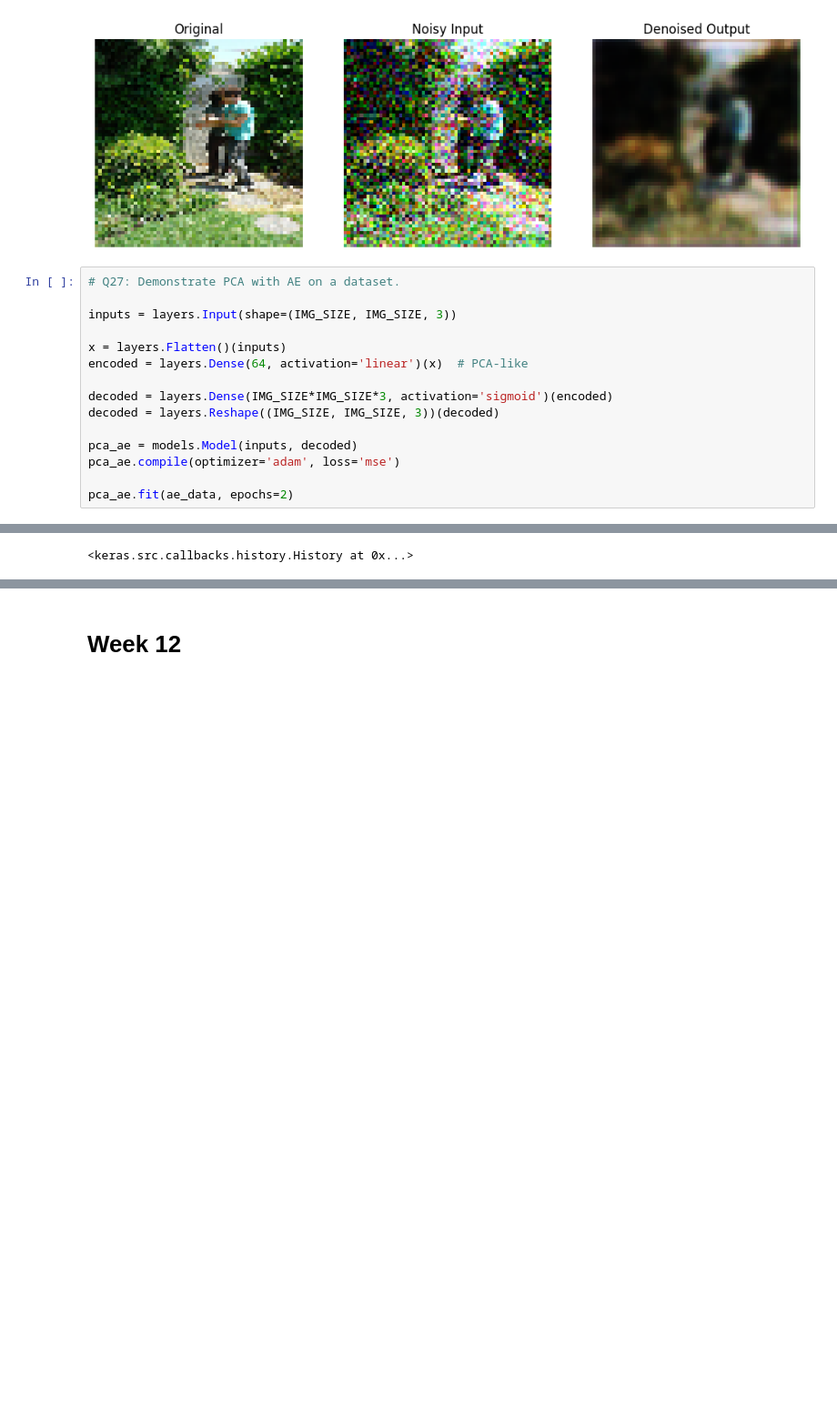
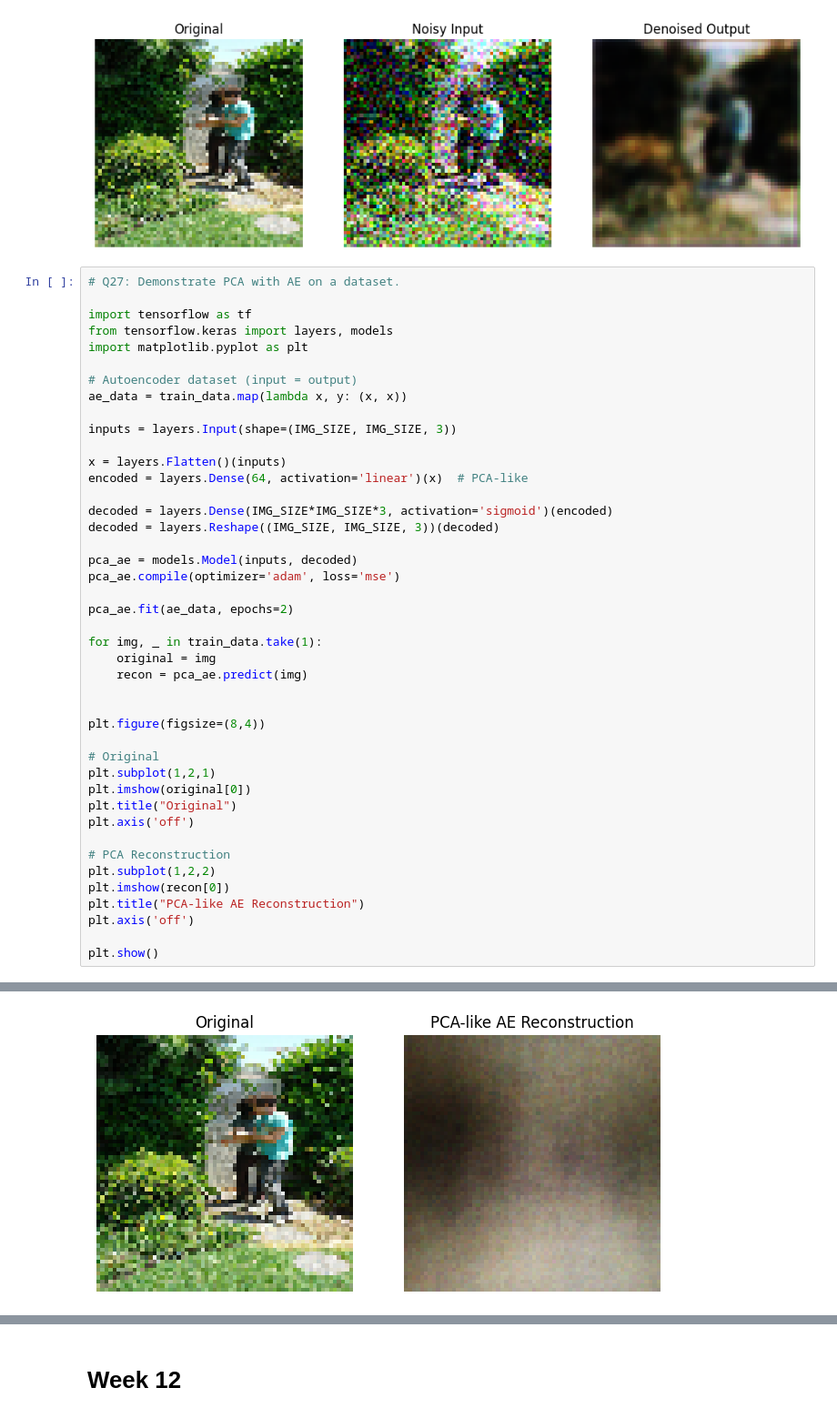
Before and after one commit to Praharshita1275/deep_learning_practice, a Jupyter notebook: DL_assignment.ipynb, the cells around one changed output, grey strips where cells are left out. Shown at 91% size. Saved outputs shown, nothing was run; the diff lists cells and outputs as text; blank space fills up the shorter version.

```diff
--- a/DL_assignment.ipynb
+++ b/DL_assignment.ipynb
@@ -1283,6 +1283,13 @@ WARNING:matplotlib.image:Clipping input data to the valid range for imshow with
 [figure]
 # %%
 # Q27: Demonstrate PCA with AE on a dataset.
+
+import tensorflow as tf
+from tensorflow.keras import layers, models
+import matplotlib.pyplot as plt
+
+# Autoencoder dataset (input = output)
+ae_data = train_data.map(lambda x, y: (x, x))
 
 inputs = layers.Input(shape=(IMG_SIZE, IMG_SIZE, 3))
 
@@ -1296,5 +1303,26 @@ pca_ae = models.Model(inputs, decoded)
 pca_ae.compile(optimizer='adam', loss='mse')
 
 pca_ae.fit(ae_data, epochs=2)
+
+for img, _ in train_data.take(1):
+    original = img
+    recon = pca_ae.predict(img)
+
+
+plt.figure(figsize=(8,4))
+
+# Original
+plt.subplot(1,2,1)
+plt.imshow(original[0])
+plt.title("Original")
+plt.axis('off')
+
+# PCA Reconstruction
+plt.subplot(1,2,2)
+plt.imshow(recon[0])
+plt.title("PCA-like AE Reconstruction")
+plt.axis('off')
+
+plt.show()
 # %% [output]
 Epoch 1/2
@@ -1304,3 +1333,3 @@ Epoch 2/2
-<keras.src.callbacks.history.History at 0x...>
+[figure, added]
 # %%
 # Q28: Implement Sparse AE and Contractive AE.
```
Also changed, not shown: parts of 7 cells of this notebook.
